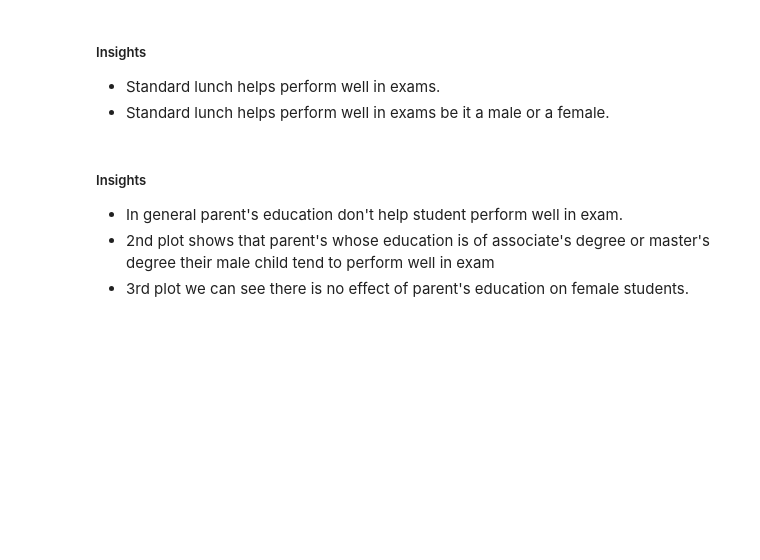
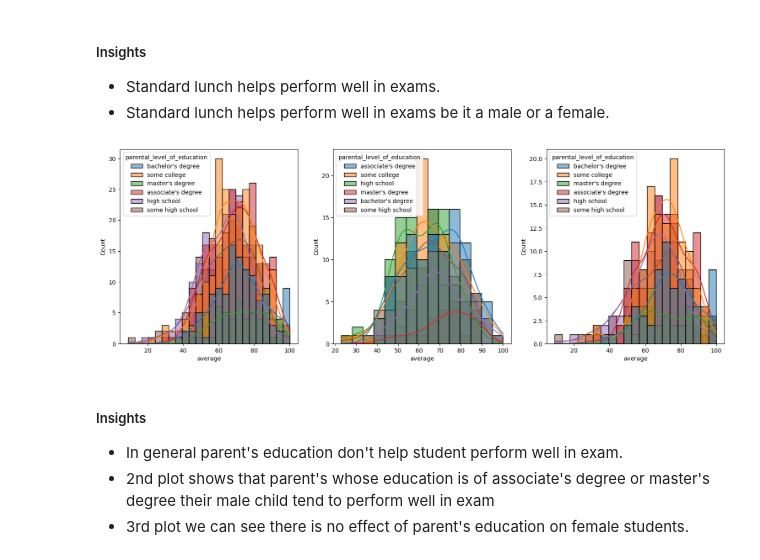
Before and after one commit to AdityaaP27/End-To-End, a Jupyter notebook: notebook/1 . EDA STUDENT PERFORMANCE .ipynb, the cells around one changed output. Cells and saved outputs as stored; diff of their text form; code cells hidden in the pictures; blank space fills up the shorter version.

```diff
--- a/notebook/1 . EDA STUDENT PERFORMANCE .ipynb
+++ b/notebook/1 . EDA STUDENT PERFORMANCE .ipynb
@@ -288,12 +286,14 @@ plt.show()
 # %%
 plt.subplots(1,3,figsize=(25,6))
 plt.subplot(141)
-ax =sns.histplot(data=df,x='average',kde=True,hue='parental level of education')
+ax =sns.histplot(data=df,x='average',kde=True,hue='parental_level_of_education')
 plt.subplot(142)
-ax =sns.histplot(data=df[df.gender=='male'],x='average',kde=True,hue='parental level of education')
+ax =sns.histplot(data=df[df.gender=='male'],x='average',kde=True,hue='parental_level_of_education')
 plt.subplot(143)
-ax =sns.histplot(data=df[df.gender=='female'],x='average',kde=True,hue='parental level of education')
+ax =sns.histplot(data=df[df.gender=='female'],x='average',kde=True,hue='parental_level_of_education')
 plt.show()
+# %% [output]
+[figure, added]
 # %% [markdown]
 #####  Insights
 - In general parent's education don't help student perform well in exam.
```
Also changed, not shown: parts of 1 cell of this notebook, 7 other files.
